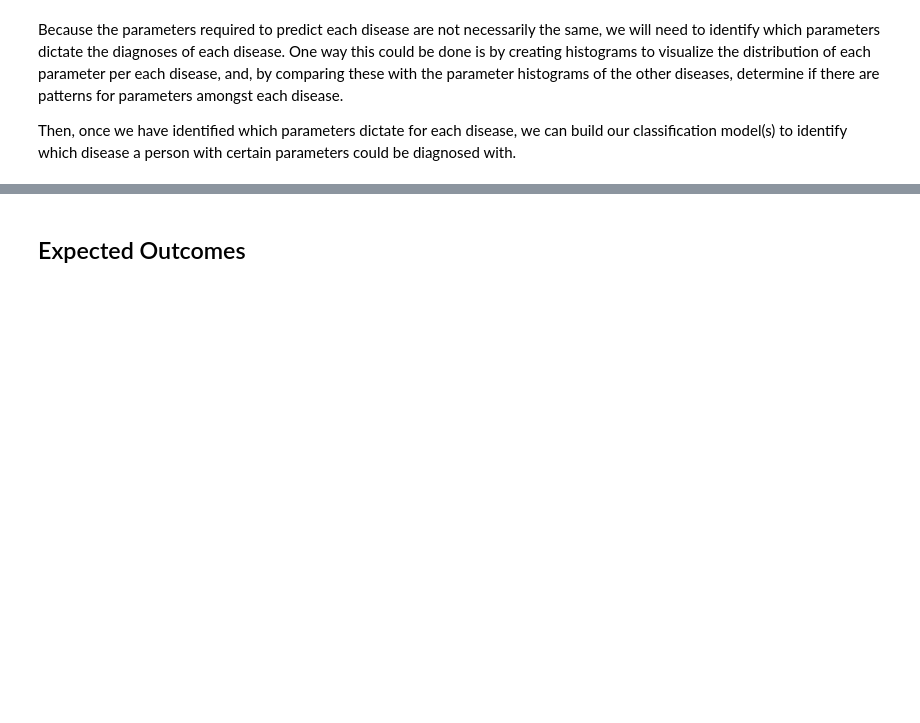
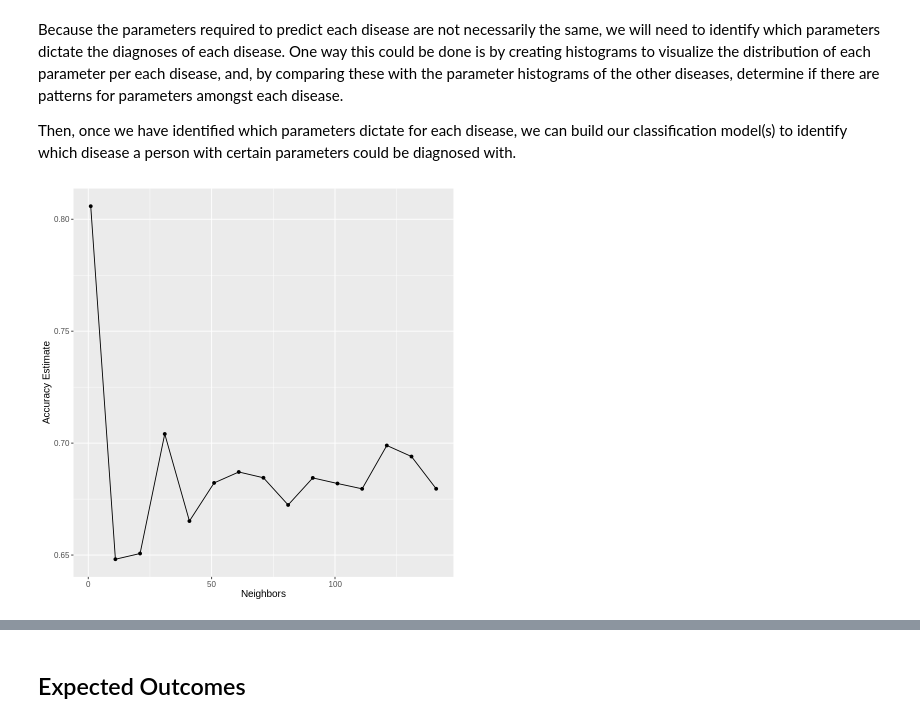
Before and after one commit to kevin-wu01/dsci-100-2023w2-group-39, a Jupyter notebook: group_project_report.ipynb, the cells around one changed output, grey strips where cells are left out. Cells and saved outputs as stored; diff of their text form; code cells hidden in the pictures; blank space fills up the shorter version.

```diff
--- a/group_project_report.ipynb
+++ b/group_project_report.ipynb
@@ -172,7 +164,7 @@ disease_spec <- nearest_neighbor(weight_func = "rectangular", neighbors = tune()
     set_mode("classification")
 
 
-k_vals <- tibble(neighbors = seq(from = 1, to = 100, by = 10))
+k_vals <- tibble(neighbors = seq(from = 1, to = 150, by = 10))
 
 disease_vfold <- vfold_cv(training_blood_samples, v = 5, strata = disease)
 
@@ -182,18 +174,16 @@ tune_results <- workflow() |>
   add_model(disease_spec) |>
   tune_grid(resamples = disease_vfold, grid = k_vals) |>
   collect_metrics()
-
-tune_results
 # %%
 accuracies <- tune_results |>
   filter(.metric == "accuracy")
-
-accuracies
 
 accuracy_vs_k <- ggplot(accuracies, aes(x = neighbors, y = mean)) +
   geom_point() +
   geom_line() +
   labs(x = "Neighbors", y = "Accuracy Estimate") +
   theme(text = element_text(size = 12))
 
 accuracy_vs_k
+# %% [output]
+[figure, added]
```
Also changed, not shown: parts of 7 cells of this notebook.
